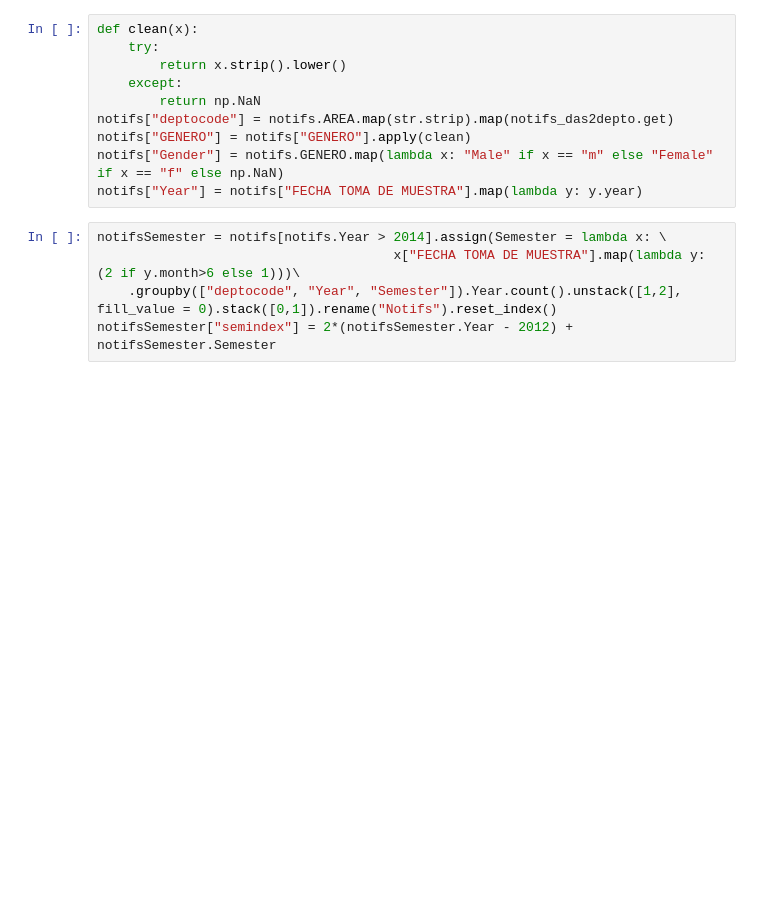
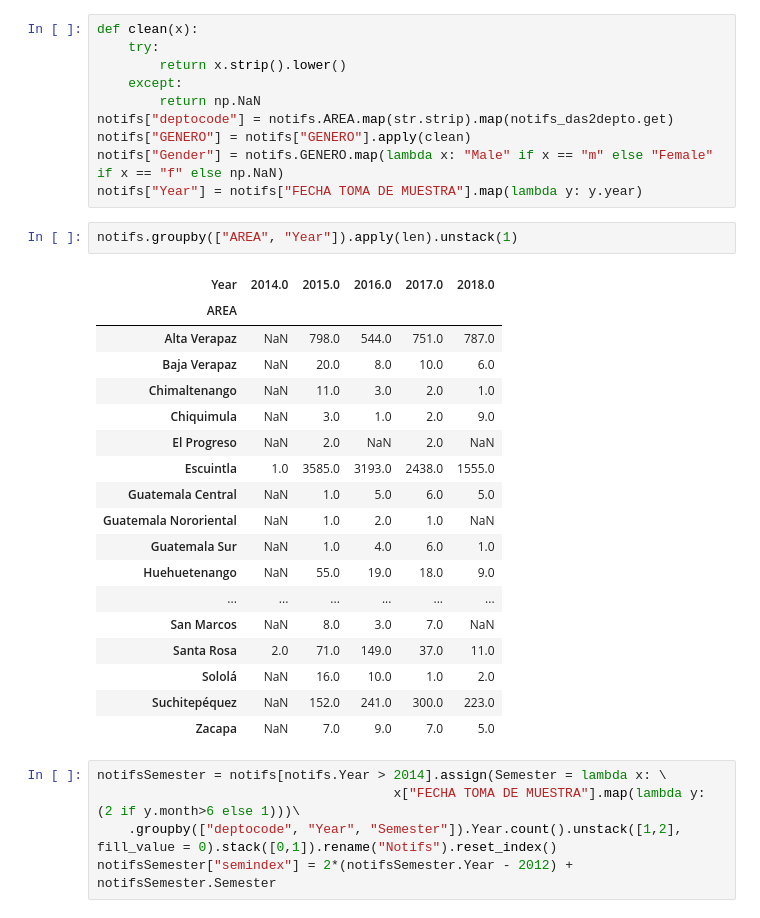
Before and after one commit to Guitlle/gf, a Jupyter notebook: impact_evaluation/wce/GTM - Malaria impact analysis.ipynb, the cells around one changed output. Saved outputs shown, nothing was run; the diff lists cells and outputs as text; blank space fills up the shorter version.

```diff
--- a/impact_evaluation/wce/GTM - Malaria impact analysis.ipynb
+++ b/impact_evaluation/wce/GTM - Malaria impact analysis.ipynb
@@ -158,6 +128,27 @@ notifs["deptocode"] = notifs.AREA.map(str.strip).map(notifs_das2depto.get)
 notifs["GENERO"] = notifs["GENERO"].apply(clean)
 notifs["Gender"] = notifs.GENERO.map(lambda x: "Male" if x == "m" else "Female" if x == "f" else np.NaN)
 notifs["Year"] = notifs["FECHA TOMA DE MUESTRA"].map(lambda y: y.year)
+# %%
+notifs.groupby(["AREA", "Year"]).apply(len).unstack(1)
+# %% [output]
+| Year | 2014.0 | 2015.0 | 2016.0 | 2017.0 | 2018.0 |
+| AREA |  |  |  |  |  |
+| Alta Verapaz | NaN | 798.0 | 544.0 | 751.0 | 787.0 |
+| Baja Verapaz | NaN | 20.0 | 8.0 | 10.0 | 6.0 |
+| Chimaltenango | NaN | 11.0 | 3.0 | 2.0 | 1.0 |
+| Chiquimula | NaN | 3.0 | 1.0 | 2.0 | 9.0 |
+| El Progreso | NaN | 2.0 | NaN | 2.0 | NaN |
+| Escuintla | 1.0 | 3585.0 | 3193.0 | 2438.0 | 1555.0 |
+| Guatemala Central | NaN | 1.0 | 5.0 | 6.0 | 5.0 |
+| Guatemala Nororiental | NaN | 1.0 | 2.0 | 1.0 | NaN |
+| Guatemala Sur | NaN | 1.0 | 4.0 | 6.0 | 1.0 |
+| Huehuetenango | NaN | 55.0 | 19.0 | 18.0 | 9.0 |
+| ... | ... | ... | ... | ... | ... |
+| San Marcos | NaN | 8.0 | 3.0 | 7.0 | NaN |
+| Santa Rosa | 2.0 | 71.0 | 149.0 | 37.0 | 11.0 |
+| Sololá | NaN | 16.0 | 10.0 | 1.0 | 2.0 |
+| Suchitepéquez | NaN | 152.0 | 241.0 | 300.0 | 223.0 |
+| Zacapa | NaN | 7.0 | 9.0 | 7.0 | 5.0 |
 # %%
 notifsSemester = notifs[notifs.Year > 2014].assign(Semester = lambda x: \
                                       x["FECHA TOMA DE MUESTRA"].map(lambda y: (2 if y.month>6 else 1)))\
```
Also changed, not shown: parts of 7 cells of this notebook, 2 other files.
